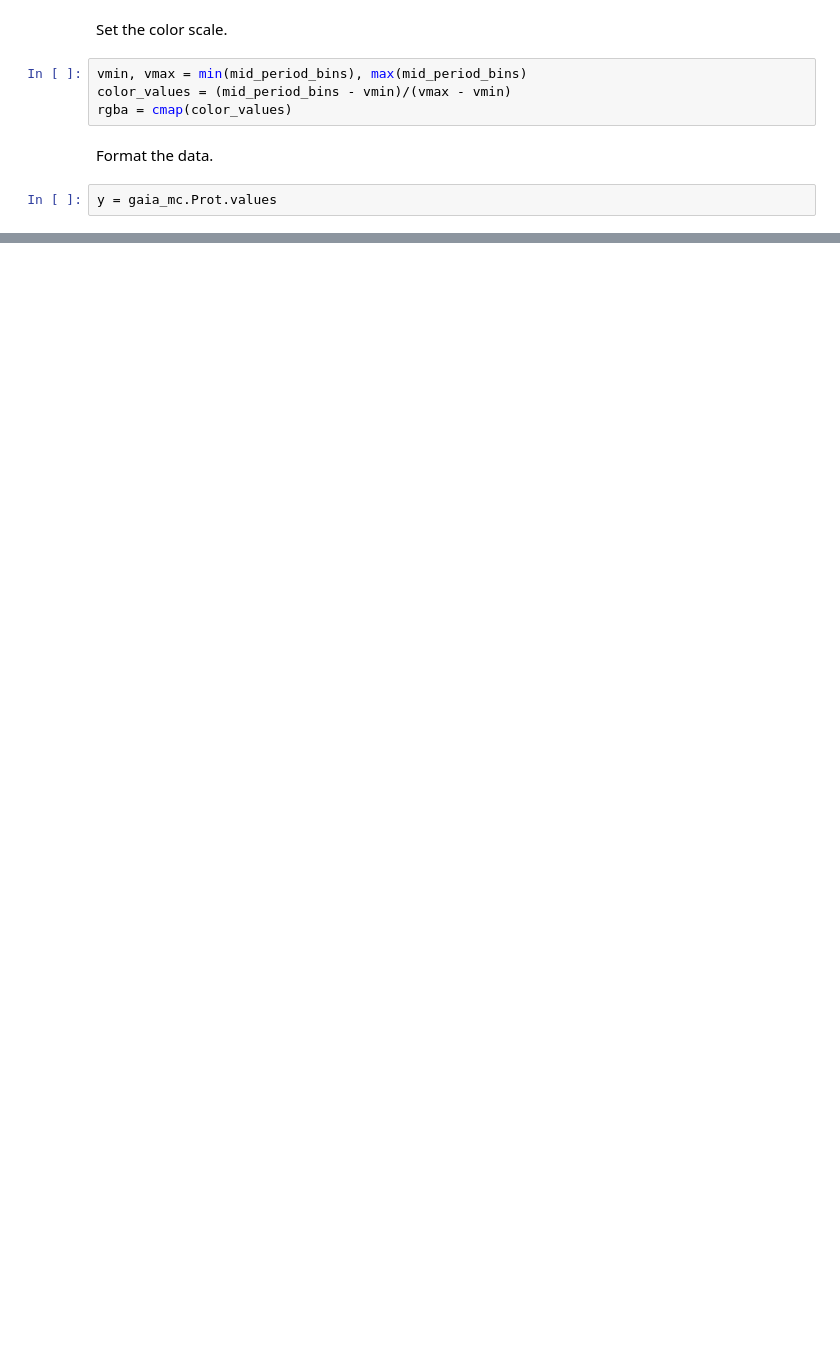
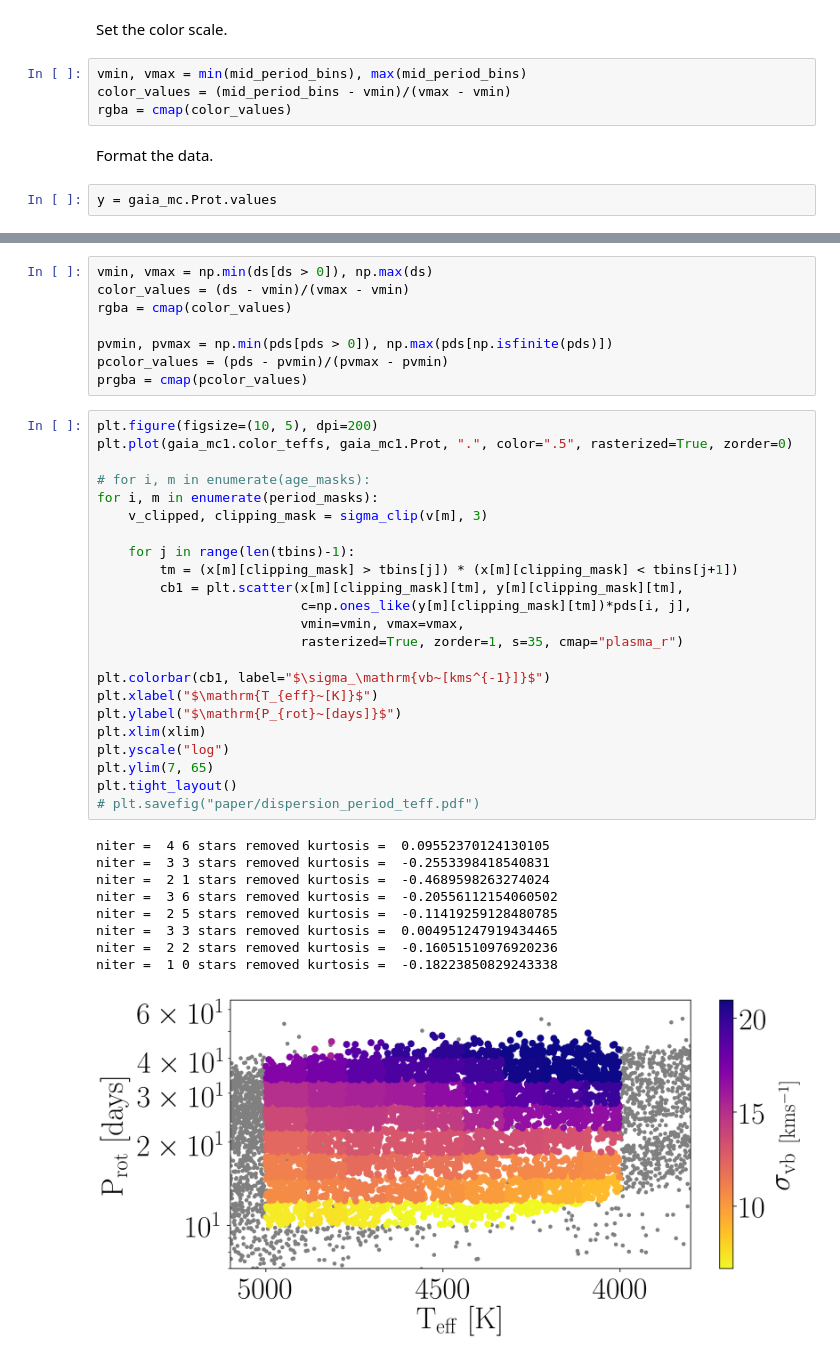
Before and after one commit to RuthAngus/kinematics-and-rotation, a Jupyter notebook: Main_figure.ipynb, the cells around one changed output, grey strips where cells are left out. Drawn from its saved outputs; the diff is of its cells as text; blank space fills up the shorter version.

```diff
--- a/Main_figure.ipynb
+++ b/Main_figure.ipynb
@@ -236,0 +248,41 @@ niter =  4 9 stars removed kurtosis =  -0.06726783691655402
+# %%
+vmin, vmax = np.min(ds[ds > 0]), np.max(ds)
+color_values = (ds - vmin)/(vmax - vmin)
+rgba = cmap(color_values)
+
+pvmin, pvmax = np.min(pds[pds > 0]), np.max(pds[np.isfinite(pds)])
+pcolor_values = (pds - pvmin)/(pvmax - pvmin)
+prgba = cmap(pcolor_values)
+# %%
+plt.figure(figsize=(10, 5), dpi=200)
+plt.plot(gaia_mc1.color_teffs, gaia_mc1.Prot, ".", color=".5", rasterized=True, zorder=0)
+
+# for i, m in enumerate(age_masks):
+for i, m in enumerate(period_masks):
+    v_clipped, clipping_mask = sigma_clip(v[m], 3)
+
+    for j in range(len(tbins)-1):
+        tm = (x[m][clipping_mask] > tbins[j]) * (x[m][clipping_mask] < tbins[j+1])
+        cb1 = plt.scatter(x[m][clipping_mask][tm], y[m][clipping_mask][tm],
+                          c=np.ones_like(y[m][clipping_mask][tm])*pds[i, j],
+                          vmin=vmin, vmax=vmax,
+                          rasterized=True, zorder=1, s=35, cmap="plasma_r")
+
+plt.colorbar(cb1, label="$\sigma_\mathrm{vb~[kms^{-1}]}$")
+plt.xlabel("$\mathrm{T_{eff}~[K]}$")
+plt.ylabel("$\mathrm{P_{rot}~[days]}$")
+plt.xlim(xlim)
+plt.yscale("log")
+plt.ylim(7, 65)
+plt.tight_layout()
+# plt.savefig("paper/dispersion_period_teff.pdf")
+# %% [output]
+niter =  4 6 stars removed kurtosis =  0.09552370124130105
+niter =  3 3 stars removed kurtosis =  -0.2553398418540831
+niter =  2 1 stars removed kurtosis =  -0.4689598263274024
+niter =  3 6 stars removed kurtosis =  -0.20556112154060502
+niter =  2 5 stars removed kurtosis =  -0.11419259128480785
+niter =  3 3 stars removed kurtosis =  0.004951247919434465
+niter =  2 2 stars removed kurtosis =  -0.16051510976920236
+niter =  1 0 stars removed kurtosis =  -0.18223850829243338
+[figure, added]
```
Also changed, not shown: parts of 5 cells of this notebook, 4 other files.
